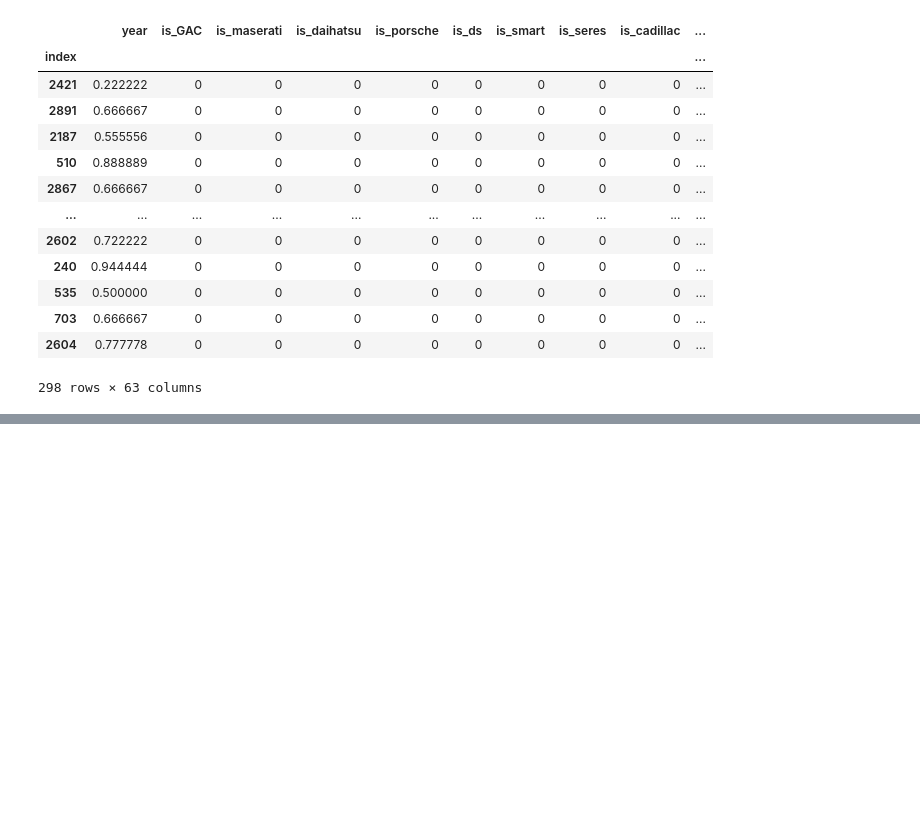
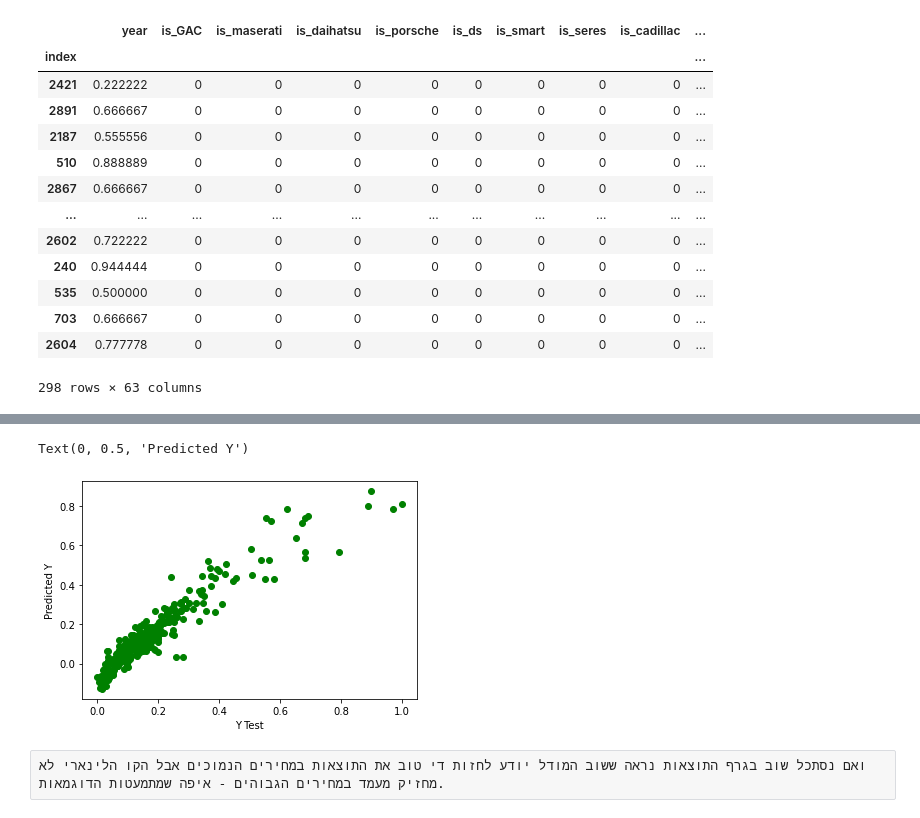
Before and after one commit to OrenAviya/project-semester-a, a Jupyter notebook: 4.Modeling.ipynb, the cells around one changed output, grey strips where cells are left out. Saved outputs shown, nothing was run; the diff lists cells and outputs as text; code cells hidden in the pictures; blank space fills up the shorter version.

```diff
--- a/4.Modeling.ipynb
+++ b/4.Modeling.ipynb
@@ -251,13 +264,2 @@ score: 0.7963815171800055
 # %% [markdown]
 #  gridsearch for Linear Regression:
-# %%
-param_grid_LR =  [  { 'copy_X': [1 , 5  , 40], 'n_jobs' : [1 ,3 ,15 , 40] , 'normalize' : [False, True] } ]
-grid_search = GridSearchCV(estimator = lin_reg , param_grid = param_grid_LR , cv = 3,
-                                   scoring = 'neg_mean_squared_error' )
-grid_search.fit(x_train, x_target)
-grid_search.best_params_
-grid_search.best_score_
-cvres = grid_search.cv_results_
-for mean_score , params in zip(cvres["mean_test_score"] ,cvres["params"] ):
-    print (np.sqrt(-mean_score) , params)
-#every score is exactly the same...
@@ -295,0 +266,13 @@ model.score(x_test1 , y_test1)
+# %%
+param_grid_LR =  [  { 'copy_X': [True , False] , 'n_jobs' : [1 ,-1] , 'normalize' : [False, True] } ]
+
+grid_search = GridSearchCV(estimator = lin_reg , param_grid = param_grid_LR , cv = 3,
+                                   scoring = 'neg_mean_squared_error' )
+grid_search.fit(x_train, np.ravel(x_target, order = 'C'))
+grid_search.best_params_
+grid_search.best_score_
+cvres = grid_search.cv_results_
+for mean_score , params in zip(cvres["mean_test_score"] ,cvres["params"] ):
+    print (np.sqrt(-mean_score) , params)
+
+#every score is exactly the same...
@@ -363,7 +369,7 @@ param_grid_DT = [{'splitter' : ['best' , "random"] , 'max_features':[10, 15 ,20
                 ]
 grid_search = GridSearchCV(estimator= tree_reg ,param_grid = param_grid_DT , cv = 3,
                                    scoring = 'neg_mean_squared_error' , return_train_score = False)
-grid_search.fit(x_train1, y_train1)
+grid_search.fit(x_train, np.ravel(x_target, order = 'C'))
 df = pd.DataFrame(grid_search.cv_results_)
 
 df[['param_max_features' , 'param_min_samples_split' , 'param_splitter' , 'params' , 'mean_test_score']]
@@ -512,0 +519,9 @@ print(final_score)
+# %%
+plt.scatter(y_test , final_predictions , color = "green")
+plt.xlabel('Y Test')
+plt.ylabel('Predicted Y')
+# %% [output]
+Text(0, 0.5, 'Predicted Y')
+[figure, added]
+# %% [raw]
+ואם נסתכל שוב בגרף התוצאות נראה ששוב המודל יודע לחזות די טוב את התוצאות במחירים הנמוכים אבל הקו הלינארי לא מחזיק מעמד במחירים הגבוהים - איפה שמתמעטות הדוגמאות.
```
Also changed, not shown: parts of 38 cells of this notebook.
